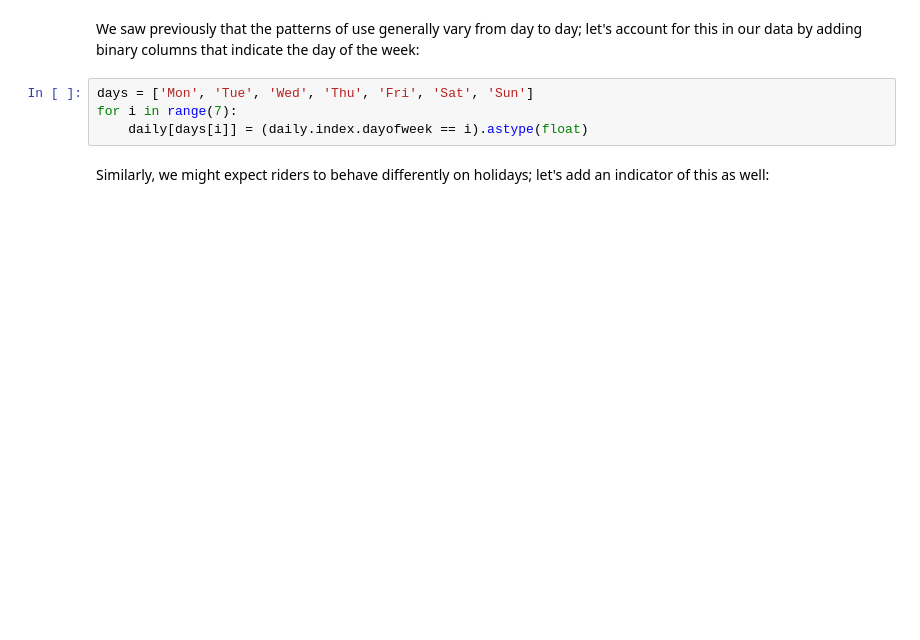
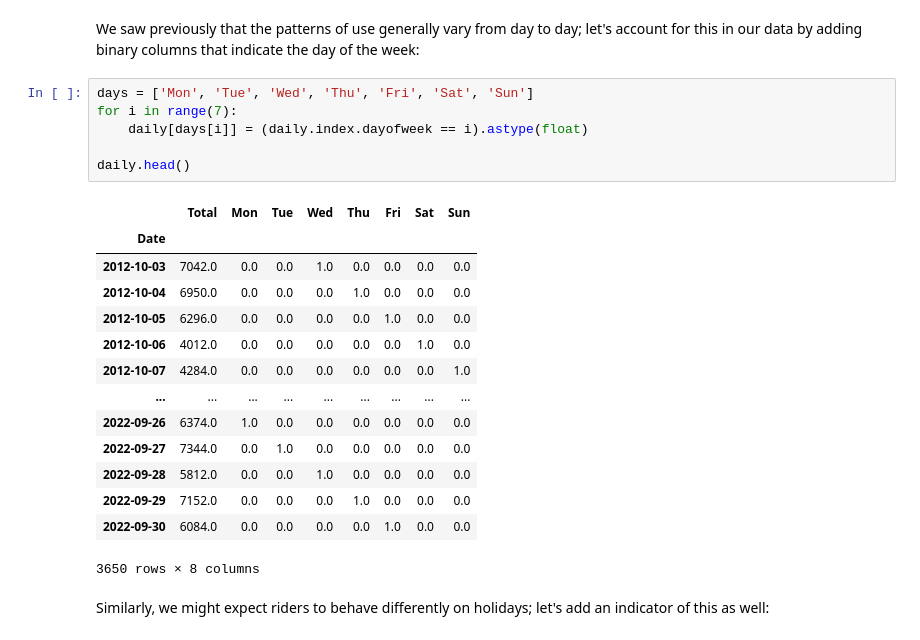
Before and after one commit to EllaGab/PythonDataScienceHandbook, a Jupyter notebook: notebooks/05.06-Linear-Regression.ipynb, the cells around one changed output. Saved outputs shown, nothing was run; the diff lists cells and outputs as text; blank space fills up the shorter version.

```diff
--- a/notebooks/05.06-Linear-Regression.ipynb
+++ b/notebooks/05.06-Linear-Regression.ipynb
@@ -326,7 +338,24 @@ We saw previously that the patterns of use generally vary from day to day; let's
 # %%
 days = ['Mon', 'Tue', 'Wed', 'Thu', 'Fri', 'Sat', 'Sun']
 for i in range(7):
     daily[days[i]] = (daily.index.dayofweek == i).astype(float)
+
+daily.head()
+# %% [output]
+|  | Total | Mon | Tue | Wed | Thu | Fri | Sat | Sun |
+| Date |  |  |  |  |  |  |  |  |
+| 2012-10-03 | 7042.0 | 0.0 | 0.0 | 1.0 | 0.0 | 0.0 | 0.0 | 0.0 |
+| 2012-10-04 | 6950.0 | 0.0 | 0.0 | 0.0 | 1.0 | 0.0 | 0.0 | 0.0 |
+| 2012-10-05 | 6296.0 | 0.0 | 0.0 | 0.0 | 0.0 | 1.0 | 0.0 | 0.0 |
+| 2012-10-06 | 4012.0 | 0.0 | 0.0 | 0.0 | 0.0 | 0.0 | 1.0 | 0.0 |
+| 2012-10-07 | 4284.0 | 0.0 | 0.0 | 0.0 | 0.0 | 0.0 | 0.0 | 1.0 |
+| ... | ... | ... | ... | ... | ... | ... | ... | ... |
+| 2022-09-26 | 6374.0 | 1.0 | 0.0 | 0.0 | 0.0 | 0.0 | 0.0 | 0.0 |
+| 2022-09-27 | 7344.0 | 0.0 | 1.0 | 0.0 | 0.0 | 0.0 | 0.0 | 0.0 |
+| 2022-09-28 | 5812.0 | 0.0 | 0.0 | 1.0 | 0.0 | 0.0 | 0.0 | 0.0 |
+| 2022-09-29 | 7152.0 | 0.0 | 0.0 | 0.0 | 1.0 | 0.0 | 0.0 | 0.0 |
+| 2022-09-30 | 6084.0 | 0.0 | 0.0 | 0.0 | 0.0 | 1.0 | 0.0 | 0.0 |
+3650 rows × 8 columns
 # %% [markdown]
 Similarly, we might expect riders to behave differently on holidays; let's add an indicator of this as well:
 # %%
```
Also changed, not shown: parts of 6 cells of this notebook.
